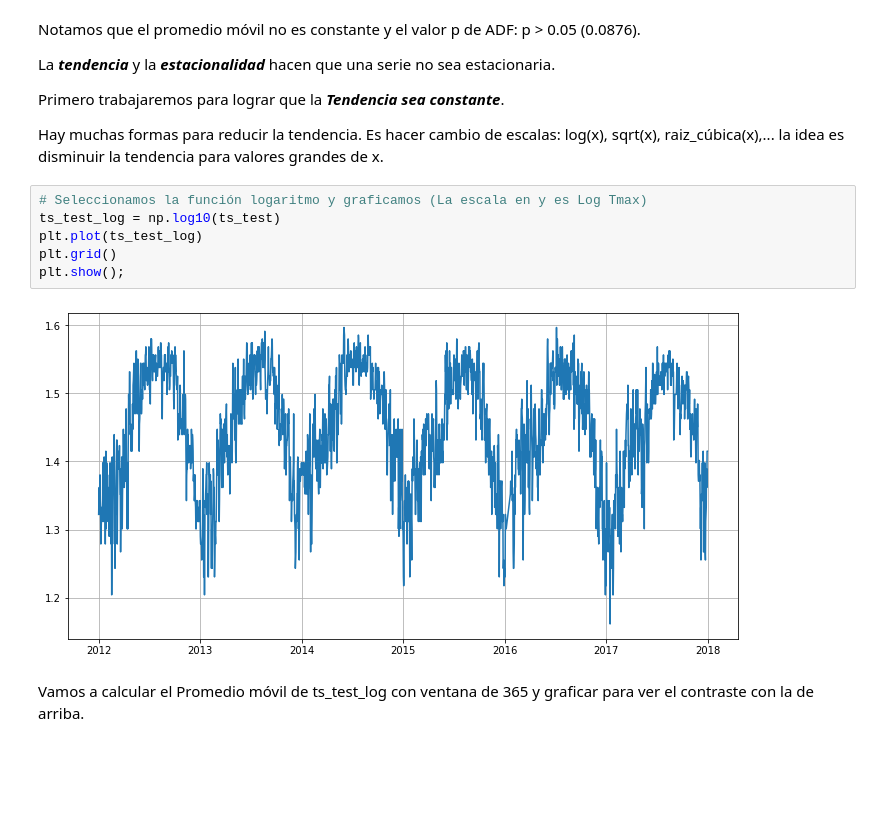
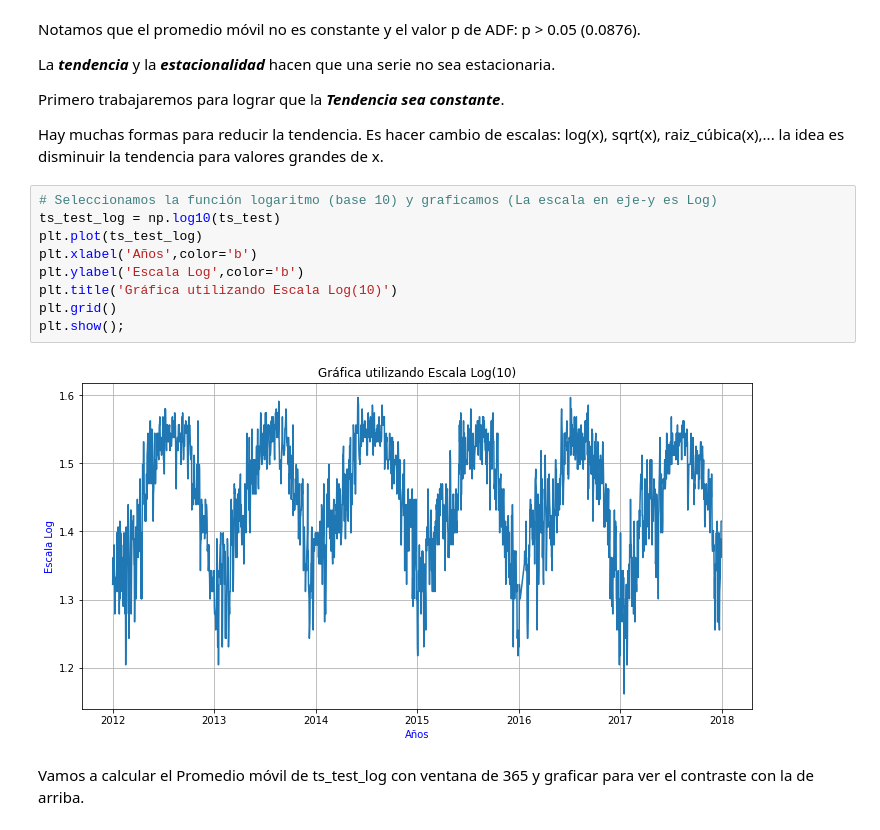
Before and after one commit to carloslizarragac/FisicaComputacional1, a Jupyter notebook: Actividad6.ipynb, the cells around one changed output. Saved outputs shown, nothing was run; the diff lists cells and outputs as text; blank space fills up the shorter version.

```diff
--- a/Actividad6.ipynb
+++ b/Actividad6.ipynb
@@ -188,13 +190,16 @@ Primero trabajaremos para lograr que la ***Tendencia sea constante***.
 
 Hay muchas formas para reducir la tendencia. Es hacer cambio de escalas: log(x), sqrt(x), raiz_cúbica(x),... la idea es disminuir la tendencia para valores grandes de x.
 # %%
-# Seleccionamos la función logaritmo y graficamos (La escala en y es Log Tmax)
+# Seleccionamos la función logaritmo (base 10) y graficamos (La escala en eje-y es Log)
 ts_test_log = np.log10(ts_test)
 plt.plot(ts_test_log)
+plt.xlabel('Años',color='b')
+plt.ylabel('Escala Log',color='b')
+plt.title('Gráfica utilizando Escala Log(10)')
 plt.grid()
 plt.show();
 # %% [output]
-[figure, old version]
+[figure, new version]
 # %% [markdown]
 Vamos a calcular el Promedio móvil de ts_test_log con ventana de 365 y graficar para ver el contraste con la de arriba.
 # %%
```
Also changed, not shown: parts of 13 cells of this notebook.
